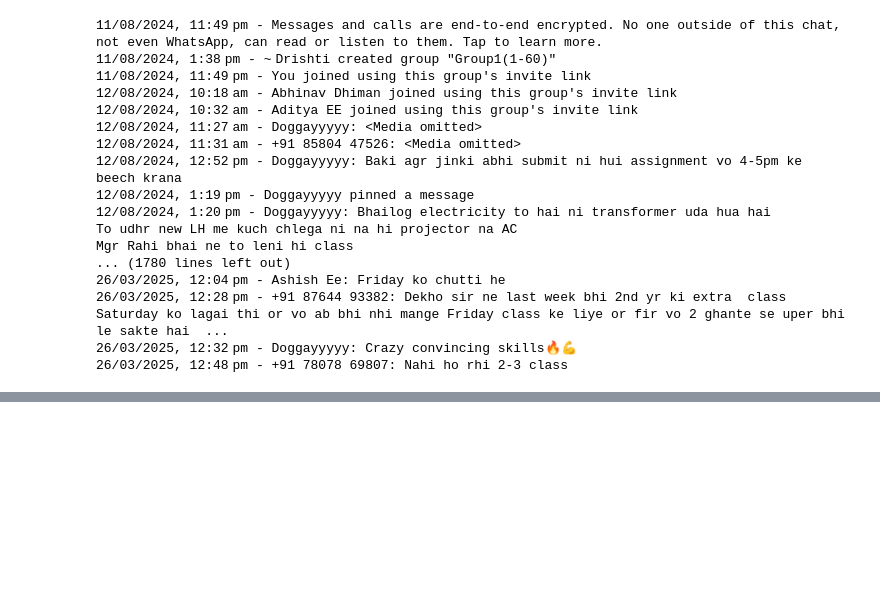
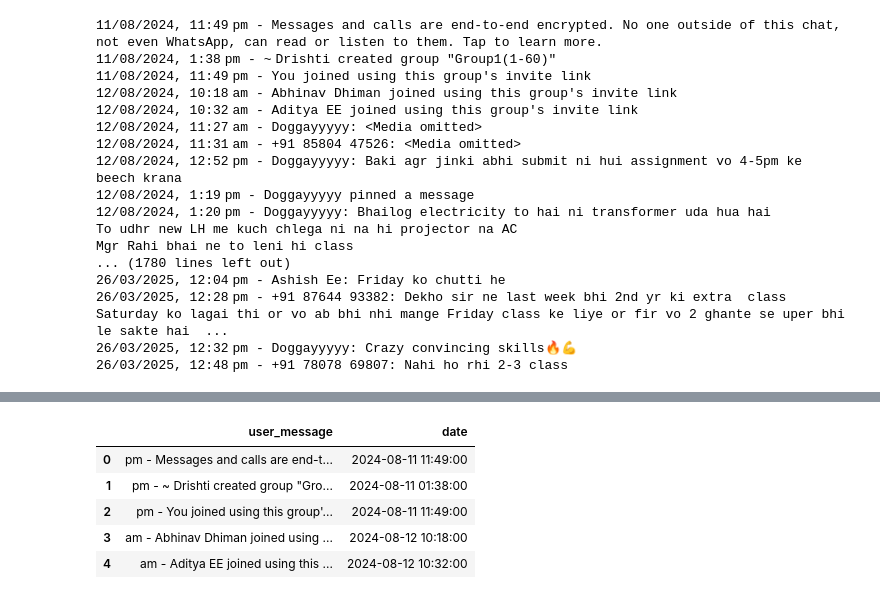
Before and after one commit to anshul-samyal/WhatsApp-Chat-Analyzer, a Jupyter notebook: whatsapp_chat.ipynb, the cells around one changed output, grey strips where cells are left out. Cells and saved outputs as stored; diff of their text form; code cells hidden in the pictures; blank space fills up the shorter version.

```diff
--- a/whatsapp_chat.ipynb
+++ b/whatsapp_chat.ipynb
@@ -47,0 +62,12 @@ dates
+# %%
+df = pd.DataFrame({'user_message':messages , "message_date":dates})
+df['message_date'] = pd.to_datetime(df['message_date'] , format='%d/%m/%Y, %H:%M')
+df.rename(columns = {'message_date':'date'} , inplace = True)
+df.head()
+# %% [output]
+|  | user_message | date |
+| 0 | pm - Messages and calls are end-t... | 2024-08-11 11:49:00 |
+| 1 | pm - ~ Drishti created group "Gro... | 2024-08-11 01:38:00 |
+| 2 | pm - You joined using this group'... | 2024-08-11 11:49:00 |
+| 3 | am - Abhinav Dhiman joined using ... | 2024-08-12 10:18:00 |
+| 4 | am - Aditya EE joined using this ... | 2024-08-12 10:32:00 |
```
Also changed, not shown: parts of 10 cells of this notebook.
